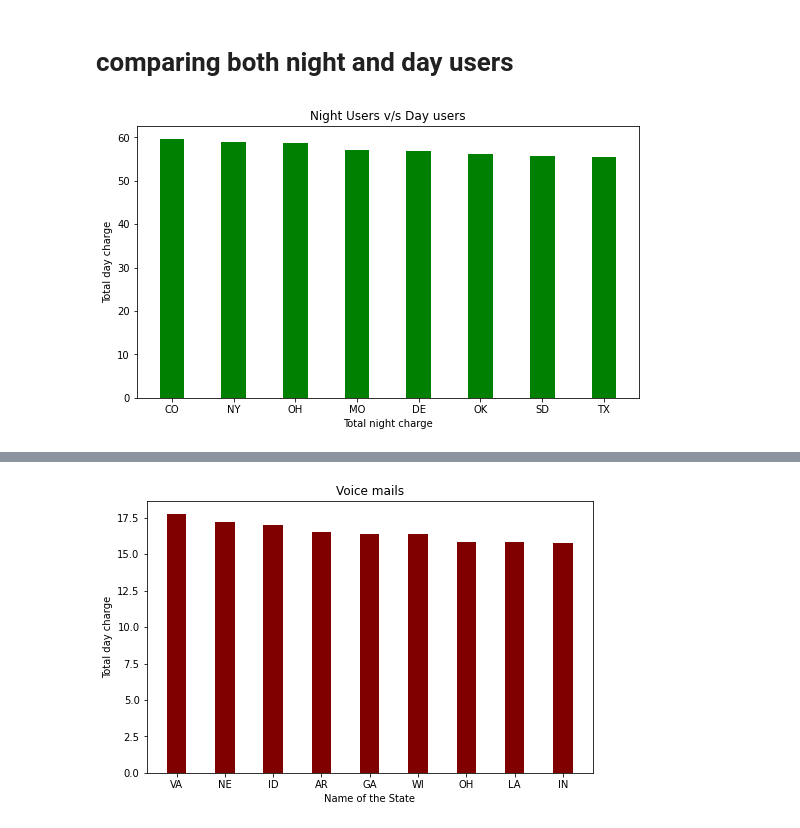
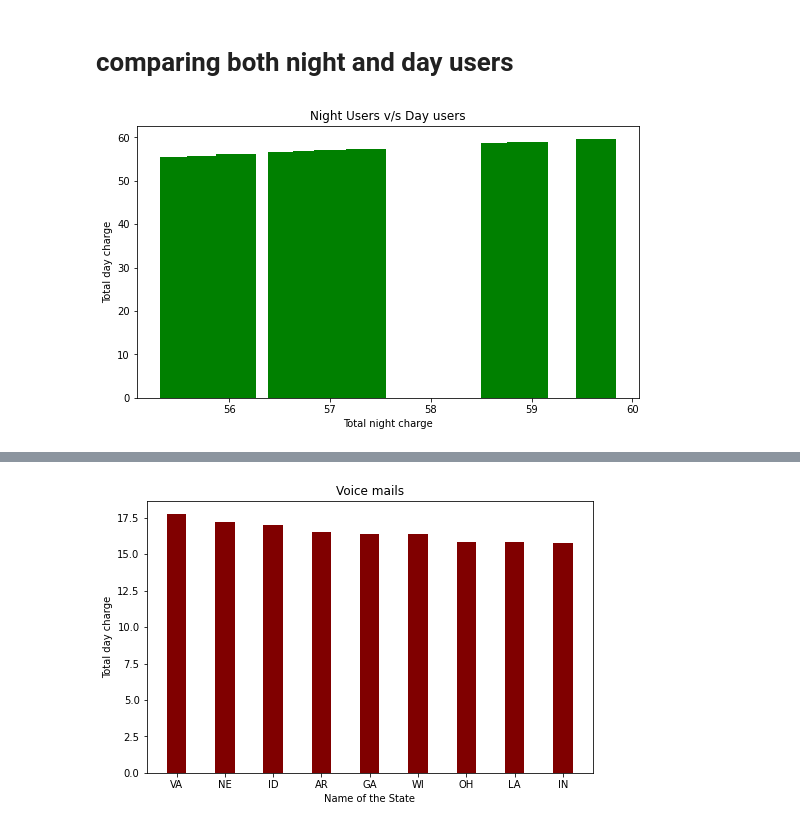
Before and after one commit to nikita-1095/EDA-Telecom-Churn-Analysis, a Jupyter notebook: Nikita_W_Telecom_Churn_Analysis_Capstone_Project.ipynb, the cells around one changed output, grey strips where cells are left out. Drawn from its saved outputs; the diff is of its cells as text; code cells hidden in the pictures.

```diff
--- a/Nikita_W_Telecom_Churn_Analysis_Capstone_Project.ipynb
+++ b/Nikita_W_Telecom_Churn_Analysis_Capstone_Project.ipynb
@@ -421,17 +421,17 @@ plt.show()
 # %%
 #create the bar graph
 charge = night_user['Total night charge']
 charge = day_user['Total day charge']
 
 fig = plt.figure(figsize = (9, 5))
 
 # creating the bar plot
-plt.bar(state, charge, color ='green',
+plt.bar(charge, charge, color ='green',
         width = 0.4)
 
 plt.xlabel("Total night charge")
 plt.ylabel("Total day charge")
 plt.title("Night Users v/s Day users")
 plt.show()
 # %% [output]
-[figure, old version]
+[figure, new version]
```
Also changed, not shown: parts of 1 cell of this notebook.
